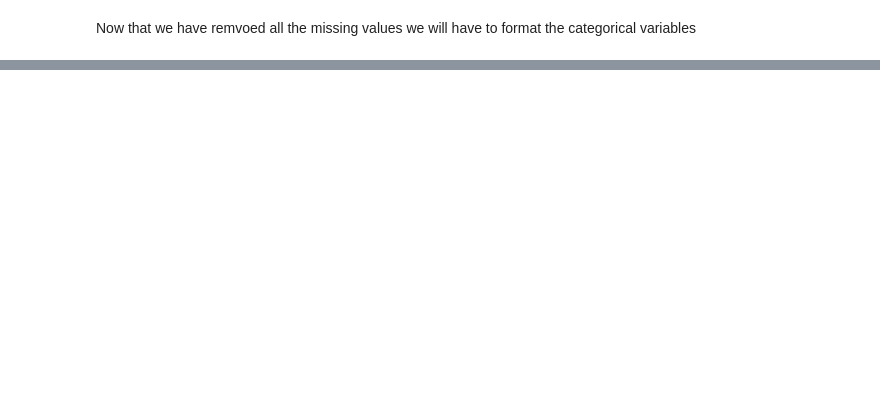
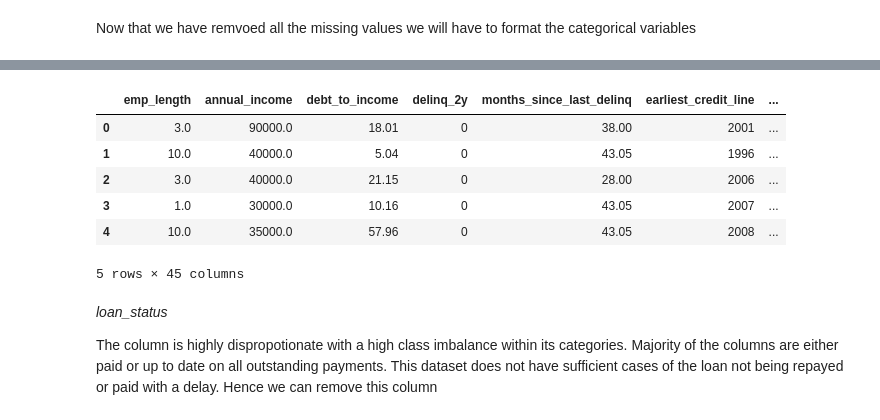
Before and after one commit to saishdesai23/Loan-Interest-Prediction, a Jupyter notebook: case_study_1_analysis.ipynb, the cells around one changed output, grey strips where cells are left out. Drawn from its saved outputs; the diff is of its cells as text; code cells hidden in the pictures; blank space fills up the shorter version.

```diff
--- a/case_study_1_analysis.ipynb
+++ b/case_study_1_analysis.ipynb
@@ -352,0 +385,3 @@ Now that we have remvoed all the missing values we will have to format the categ
+# %%
+loan_data_clean = loan_data_clean.drop(columns=['initial_listing_status','disbursement_method','application_type'])
+loan_data_clean.head()
@@ -352,0 +408,5 @@ Now that we have remvoed all the missing values we will have to format the categ
+# %%
+loan_data_clean.replace("OWN", "NON_MORTGAGE", inplace =True)
+loan_data_clean.replace("RENT", "NON_MORTGAGE",inplace =True)
+
+loan_data_clean['homeownership'].value_counts()
@@ -352,0 +417,3 @@ Now that we have remvoed all the missing values we will have to format the categ
+# %%
+loan_data_clean['MORTGAGE'] = pd.get_dummies(loan_data_clean['homeownership'])['MORTGAGE']
+loan_data_clean = loan_data_clean.drop(columns=['homeownership'])
@@ -352,0 +453,22 @@ Now that we have remvoed all the missing values we will have to format the categ
+# %%
+l = sorted(list(loan_data_clean.sub_grade.unique()))
+rank = {}
+for i in range(len(l)):
+  rank[l[i]] =i+1
+loan_data_clean['sub_grade_rank'] = [rank[ele] for ele in loan_data_clean['sub_grade']]
+
+loan_data_clean = loan_data_clean.drop(columns=['grade','sub_grade'])
+loan_data_clean.head()
+# %% [output]
+|  | emp_length | annual_income | debt_to_income | delinq_2y | months_since_last_delinq | earliest_credit_line | ... |
+| 0 | 3.0 | 90000.0 | 18.01 | 0 | 38.00 | 2001 | ... |
+| 1 | 10.0 | 40000.0 | 5.04 | 0 | 43.05 | 1996 | ... |
+| 2 | 3.0 | 40000.0 | 21.15 | 0 | 28.00 | 2006 | ... |
+| 3 | 1.0 | 30000.0 | 10.16 | 0 | 43.05 | 2007 | ... |
+| 4 | 10.0 | 35000.0 | 57.96 | 0 | 43.05 | 2008 | ... |
+5 rows × 45 columns
+# %% [markdown]
+*loan_status*
+
+The column is highly dispropotionate with a high class imbalance within its categories. Majority of the columns are either paid or up to date on all outstanding payments.
+This dataset does not have sufficient cases of the loan not being repayed or paid with a delay. Hence we can remove this column
```
Also changed, not shown: parts of 22 cells of this notebook.
